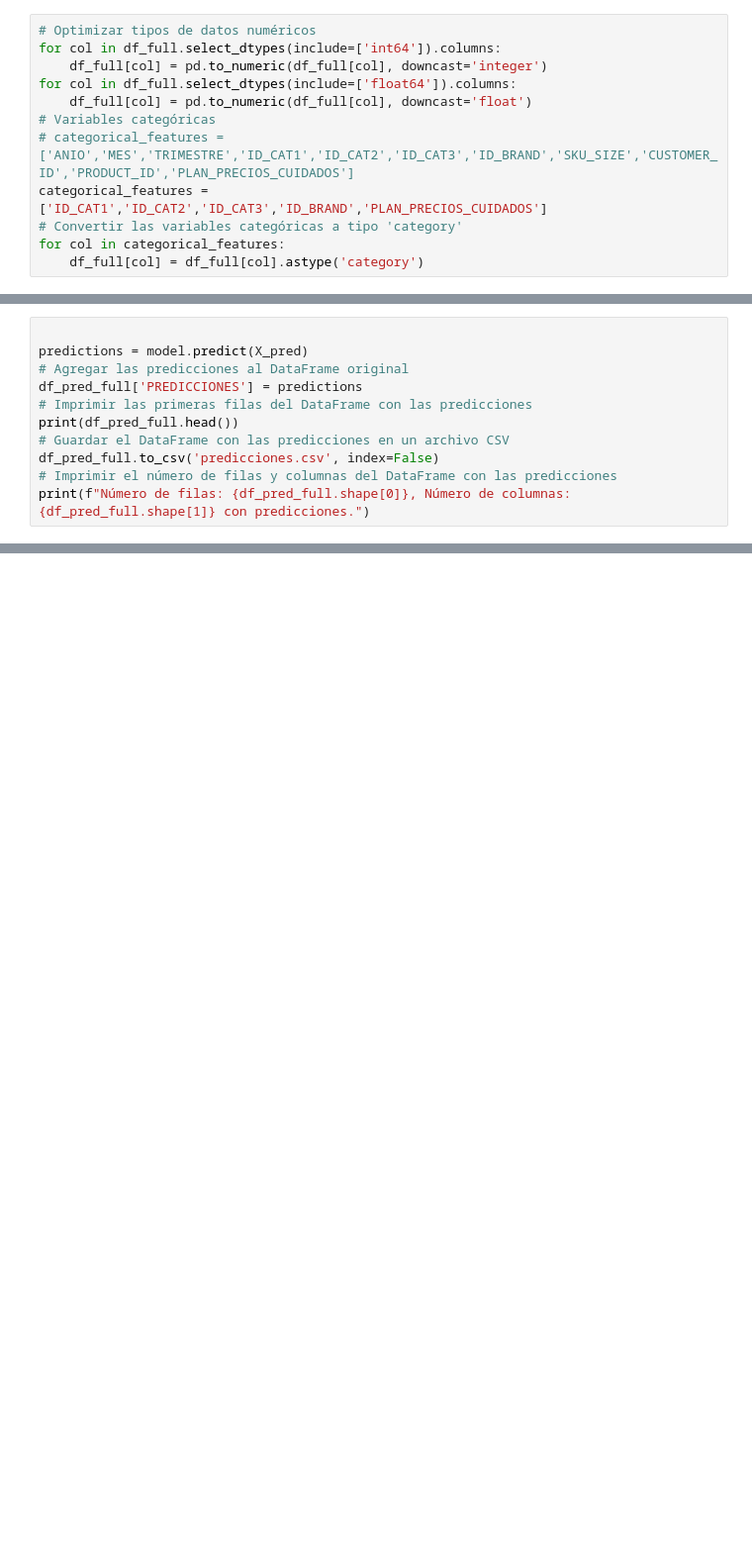
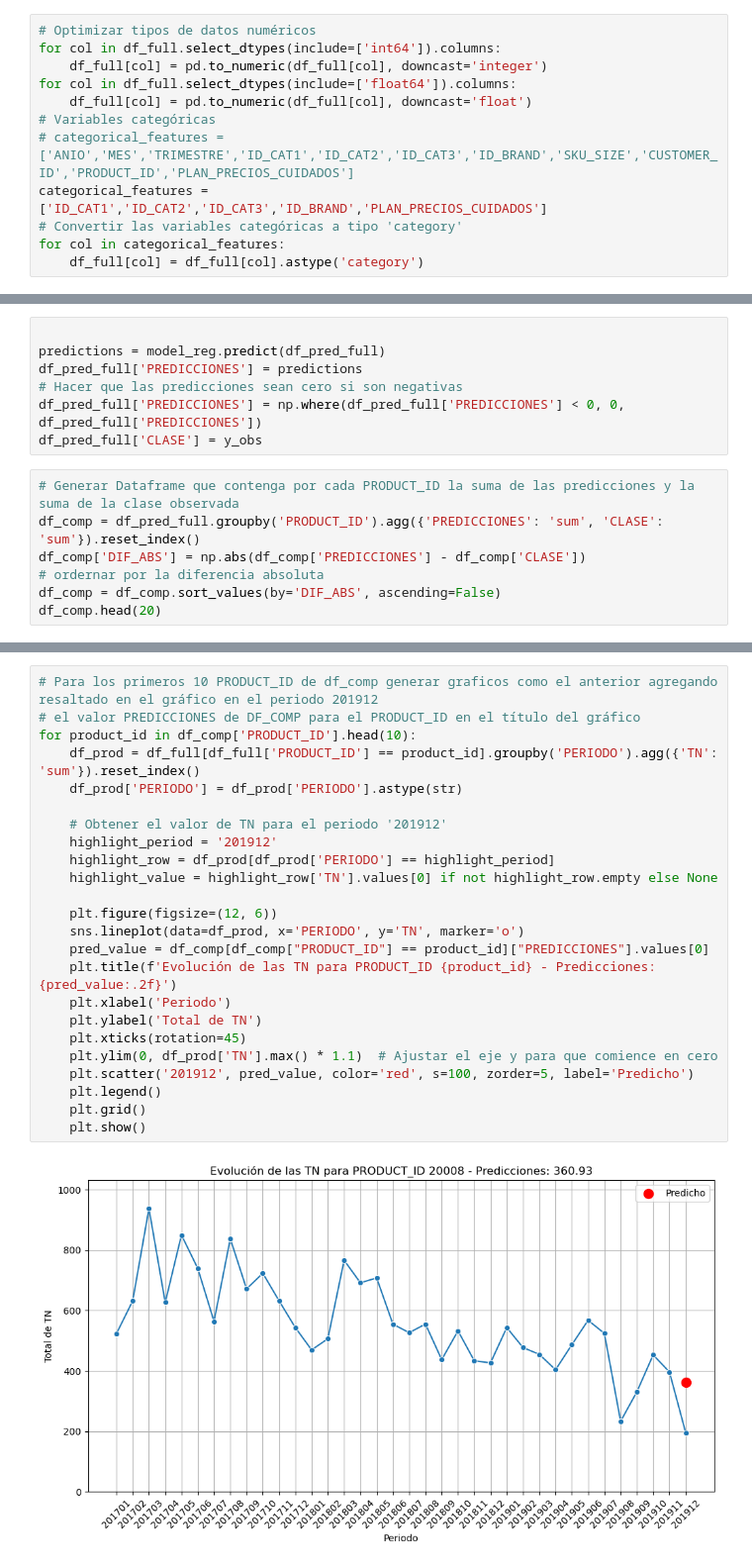
Before and after one commit to plcablinski/labo3-2025v, a Jupyter notebook: train_parquet_lgbm_clasificación_prediccion.ipynb, the cells around one changed output, grey strips where cells are left out. Shown at 99% size. Drawn from its saved outputs; the diff is of its cells as text; blank space fills up the shorter version.

```diff
--- a/train_parquet_lgbm_clasificación_prediccion.ipynb
+++ b/train_parquet_lgbm_clasificación_prediccion.ipynb
@@ -261,11 +234,14 @@ X_pred = df_pred_full[['PERIODO','CUSTOMER_ID','PRODUCT_ID',
 # %%
 
-predictions = model.predict(X_pred)
-# Agregar las predicciones al DataFrame original
+predictions = model_reg.predict(df_pred_full)
 df_pred_full['PREDICCIONES'] = predictions
-# Imprimir las primeras filas del DataFrame con las predicciones
-print(df_pred_full.head())
-# Guardar el DataFrame con las predicciones en un archivo CSV
-df_pred_full.to_csv('predicciones.csv', index=False)
-# Imprimir el número de filas y columnas del DataFrame con las predicciones
-print(f"Número de filas: {df_pred_full.shape[0]}, Número de columnas: {df_pred_full.shape[1]} con predicciones.")
+# Hacer que las predicciones sean cero si son negativas
+df_pred_full['PREDICCIONES'] = np.where(df_pred_full['PREDICCIONES'] < 0, 0, df_pred_full['PREDICCIONES'])
+df_pred_full['CLASE'] = y_obs
+# %%
+# Generar Dataframe que contenga por cada PRODUCT_ID la suma de las predicciones y la suma de la clase observada
+df_comp = df_pred_full.groupby('PRODUCT_ID').agg({'PREDICCIONES': 'sum', 'CLASE': 'sum'}).reset_index()
+df_comp['DIF_ABS'] = np.abs(df_comp['PREDICCIONES'] - df_comp['CLASE'])
+# ordernar por la diferencia absoluta
+df_comp = df_comp.sort_values(by='DIF_ABS', ascending=False)
+df_comp.head(20)
@@ -271,0 +307,26 @@ print(f"Número de filas: {df_pred_full.shape[0]}, Número de columnas: {df_pred
+# %%
+# Para los primeros 10 PRODUCT_ID de df_comp generar graficos como el anterior agregando resaltado en el gráfico en el periodo 201912
+# el valor PREDICCIONES de DF_COMP para el PRODUCT_ID en el título del gráfico
+for product_id in df_comp['PRODUCT_ID'].head(10):
+    df_prod = df_full[df_full['PRODUCT_ID'] == product_id].groupby('PERIODO').agg({'TN': 'sum'}).reset_index()
+    df_prod['PERIODO'] = df_prod['PERIODO'].astype(str)
+
+    # Obtener el valor de TN para el periodo '201912'
+    highlight_period = '201912'
+    highlight_row = df_prod[df_prod['PERIODO'] == highlight_period]
+    highlight_value = highlight_row['TN'].values[0] if not highlight_row.empty else None
+
+    plt.figure(figsize=(12, 6))
+    sns.lineplot(data=df_prod, x='PERIODO', y='TN', marker='o')
+    pred_value = df_comp[df_comp["PRODUCT_ID"] == product_id]["PREDICCIONES"].values[0]
+    plt.title(f'Evolución de las TN para PRODUCT_ID {product_id} - Predicciones: {pred_value:.2f}')
+    plt.xlabel('Periodo')
+    plt.ylabel('Total de TN')
+    plt.xticks(rotation=45)
+    plt.ylim(0, df_prod['TN'].max() * 1.1)  # Ajustar el eje y para que comience en cero
+    plt.scatter('201912', pred_value, color='red', s=100, zorder=5, label='Predicho')
+    plt.legend()
+    plt.grid()
+    plt.show()
+# %% [output]
+[figure, added]
```
Also changed, not shown: parts of 18 cells of this notebook, 2 other files.
